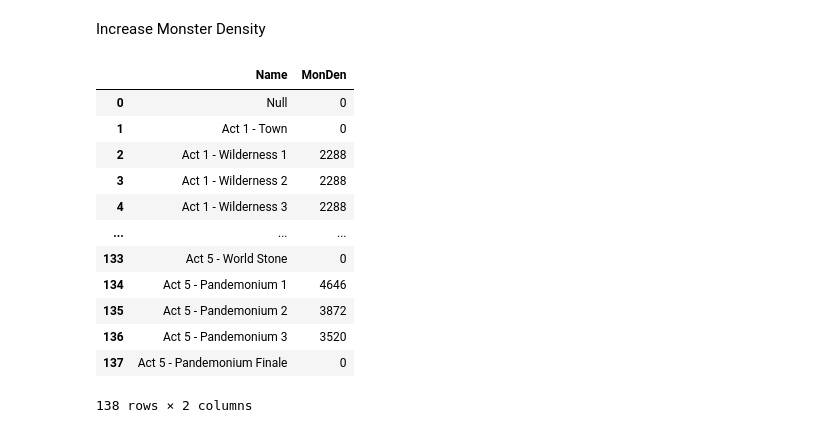
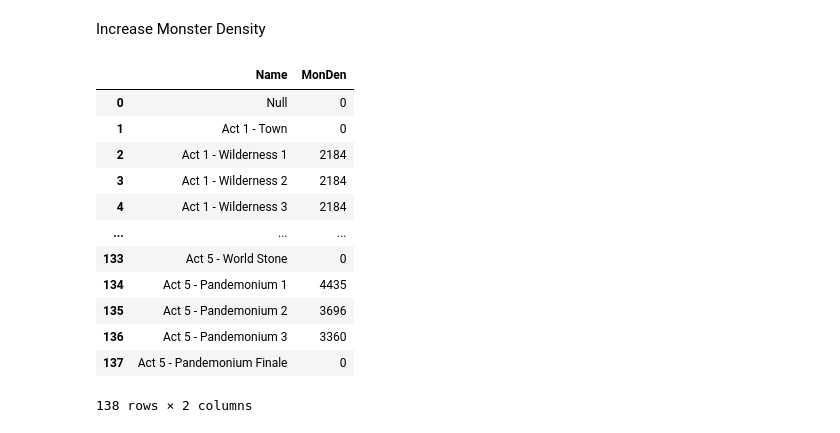
Before and after one commit to KrunoSaho/Jupyter, a Jupyter notebook: Tooling.ipynb, the cells around one changed output. Saved outputs shown, nothing was run; the diff lists cells and outputs as text; code cells hidden in the pictures.

```diff
--- a/Tooling.ipynb
+++ b/Tooling.ipynb
@@ -441,27 +405,27 @@ hirelings.data.loc[scouts, headers] = data
 Increase Monster Density
 # %%
 data = levels.data
-density_data = {'MonDen': 1.1, 'MonDen(N)': 1.2, 'MonDen(H)': 1.22}
+density_data = {'MonDen': 1.05, 'MonDen(N)': 1.1, 'MonDen(H)': 1.15}
 
 for name, multiplier in density_data.items():
     data.loc[data[name].notnull(), name] = data[data[name].notnull()][name].astype('int')
     density = data.loc[data[name].notnull(), name].astype('int')
     density = (density * multiplier).round().astype('int').map(lambda x: 100_000 if x > 100_000 else x)
     data.loc[data[name].notnull(), name] = density
 
 data[['Name','MonDen']]
 # %% [output]
 |  | Name | MonDen |
 | 0 | Null | 0 |
 | 1 | Act 1 - Town | 0 |
-| 2 | Act 1 - Wilderness 1 | 2288 |
-| 3 | Act 1 - Wilderness 2 | 2288 |
-| 4 | Act 1 - Wilderness 3 | 2288 |
+| 2 | Act 1 - Wilderness 1 | 2184 |
+| 3 | Act 1 - Wilderness 2 | 2184 |
+| 4 | Act 1 - Wilderness 3 | 2184 |
 | ... | ... | ... |
 | 133 | Act 5 - World Stone | 0 |
-| 134 | Act 5 - Pandemonium 1 | 4646 |
-| 135 | Act 5 - Pandemonium 2 | 3872 |
-| 136 | Act 5 - Pandemonium 3 | 3520 |
+| 134 | Act 5 - Pandemonium 1 | 4435 |
+| 135 | Act 5 - Pandemonium 2 | 3696 |
+| 136 | Act 5 - Pandemonium 3 | 3360 |
 | 137 | Act 5 - Pandemonium Finale | 0 |
 138 rows × 2 columns
 # %%
```
Also changed, not shown: parts of 4 cells of this notebook.
